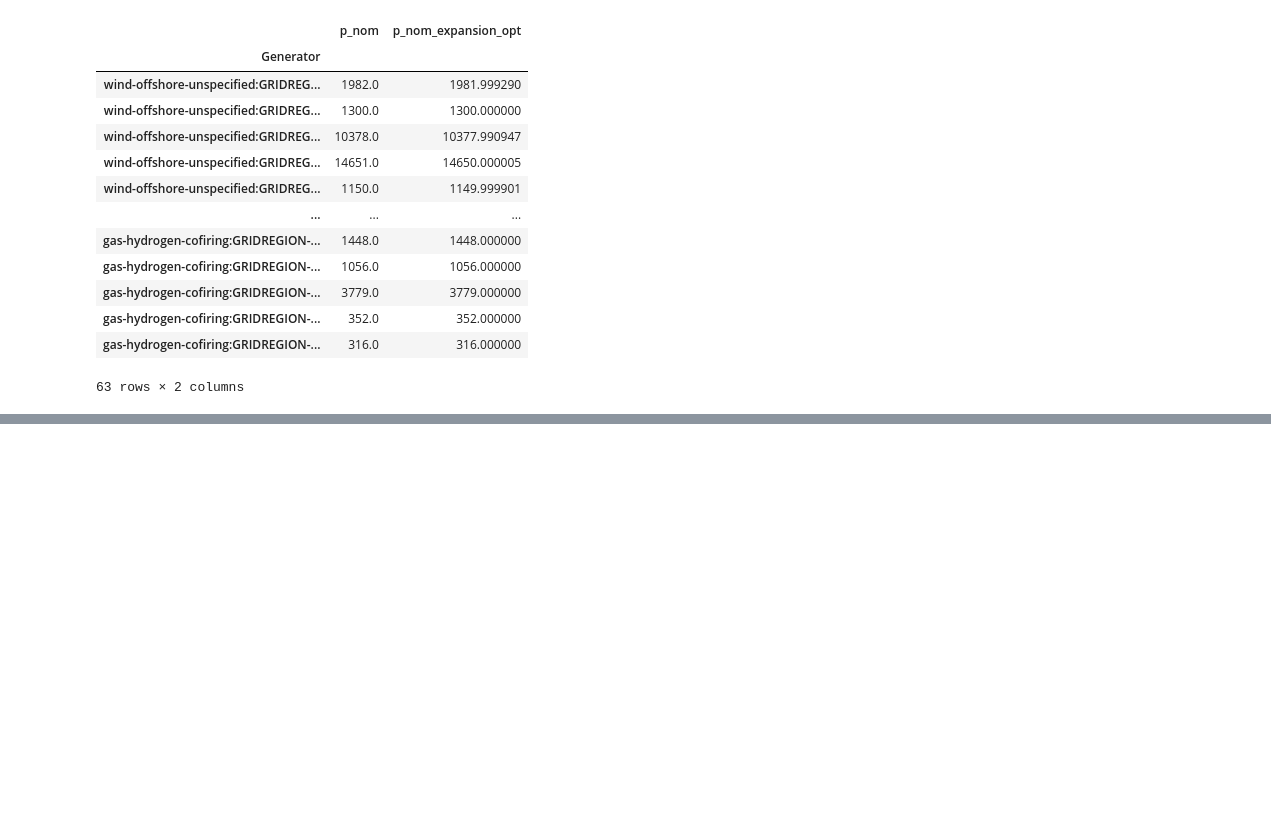
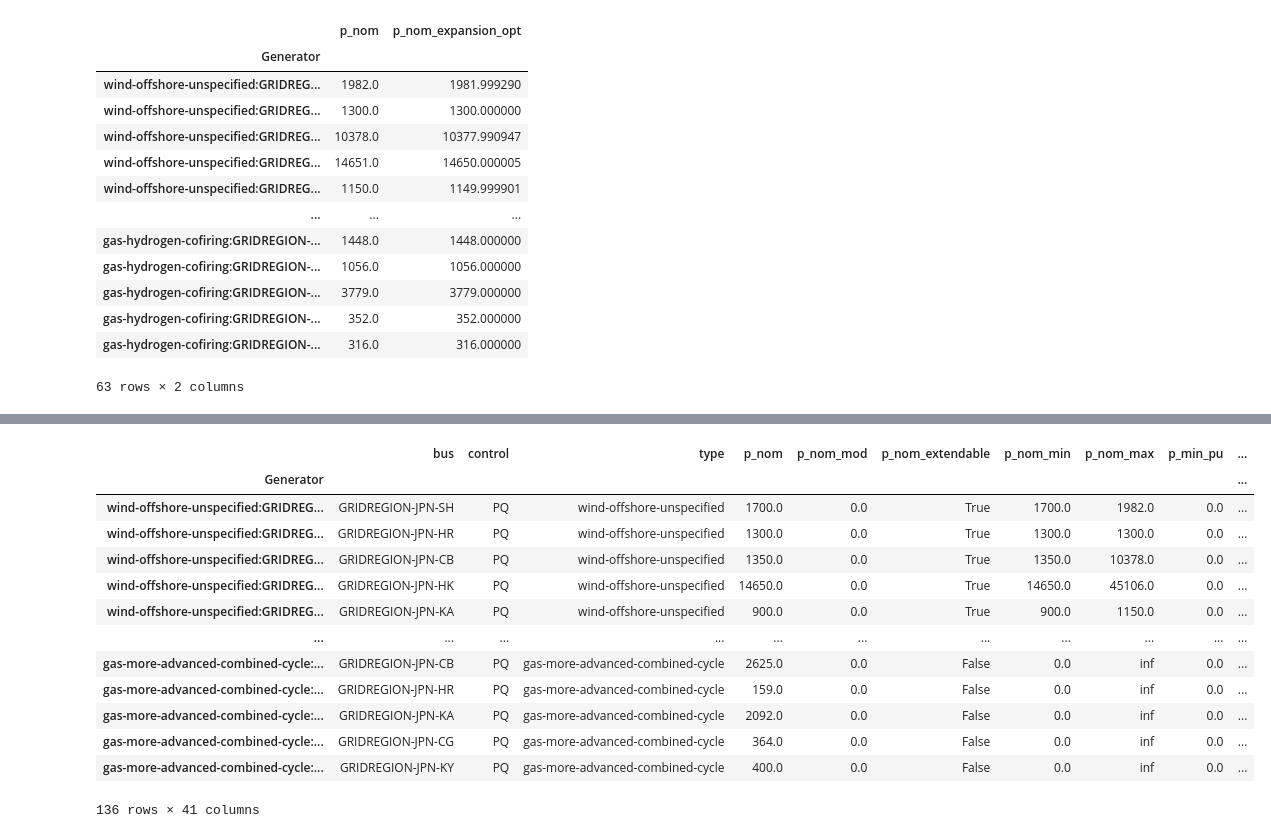
Before and after one commit to transition-zero/tza-pypsa, a Jupyter notebook: ClientEarth/CE_Scenario_A.ipynb, the cells around one changed output, grey strips where cells are left out. Drawn from its saved outputs; the diff is of its cells as text; code cells hidden in the pictures; blank space fills up the shorter version.

```diff
--- a/ClientEarth/CE_Scenario_A.ipynb
+++ b/ClientEarth/CE_Scenario_A.ipynb
@@ -681,3 +776,20 @@ n.optimize.solve_model(
+# %%
+n.generators
+# %% [output]
+|  | bus | control | type | p_nom | p_nom_mod | p_nom_extendable | p_nom_min | p_nom_max | p_min_pu | ... |
+| Generator |  |  |  |  |  |  |  |  |  | ... |
+| wind-offshore-unspecified:GRIDREG... | GRIDREGION-JPN-SH | PQ | wind-offshore-unspecified | 1700.0 | 0.0 | True | 1700.0 | 1982.0 | 0.0 | ... |
+| wind-offshore-unspecified:GRIDREG... | GRIDREGION-JPN-HR | PQ | wind-offshore-unspecified | 1300.0 | 0.0 | True | 1300.0 | 1300.0 | 0.0 | ... |
+| wind-offshore-unspecified:GRIDREG... | GRIDREGION-JPN-CB | PQ | wind-offshore-unspecified | 1350.0 | 0.0 | True | 1350.0 | 10378.0 | 0.0 | ... |
+| wind-offshore-unspecified:GRIDREG... | GRIDREGION-JPN-HK | PQ | wind-offshore-unspecified | 14650.0 | 0.0 | True | 14650.0 | 45106.0 | 0.0 | ... |
+| wind-offshore-unspecified:GRIDREG... | GRIDREGION-JPN-KA | PQ | wind-offshore-unspecified | 900.0 | 0.0 | True | 900.0 | 1150.0 | 0.0 | ... |
+| ... | ... | ... | ... | ... | ... | ... | ... | ... | ... | ... |
+| gas-more-advanced-combined-cycle:... | GRIDREGION-JPN-CB | PQ | gas-more-advanced-combined-cycle | 2625.0 | 0.0 | False | 0.0 | inf | 0.0 | ... |
+| gas-more-advanced-combined-cycle:... | GRIDREGION-JPN-HR | PQ | gas-more-advanced-combined-cycle | 159.0 | 0.0 | False | 0.0 | inf | 0.0 | ... |
+| gas-more-advanced-combined-cycle:... | GRIDREGION-JPN-KA | PQ | gas-more-advanced-combined-cycle | 2092.0 | 0.0 | False | 0.0 | inf | 0.0 | ... |
+| gas-more-advanced-combined-cycle:... | GRIDREGION-JPN-CG | PQ | gas-more-advanced-combined-cycle | 364.0 | 0.0 | False | 0.0 | inf | 0.0 | ... |
+| gas-more-advanced-combined-cycle:... | GRIDREGION-JPN-KY | PQ | gas-more-advanced-combined-cycle | 400.0 | 0.0 | False | 0.0 | inf | 0.0 | ... |
+136 rows × 41 columns
 # %%
 n.buses_t.marginal_price.describe()
 # %%
```
Also changed, not shown: parts of 12 cells of this notebook, 28 other files.
